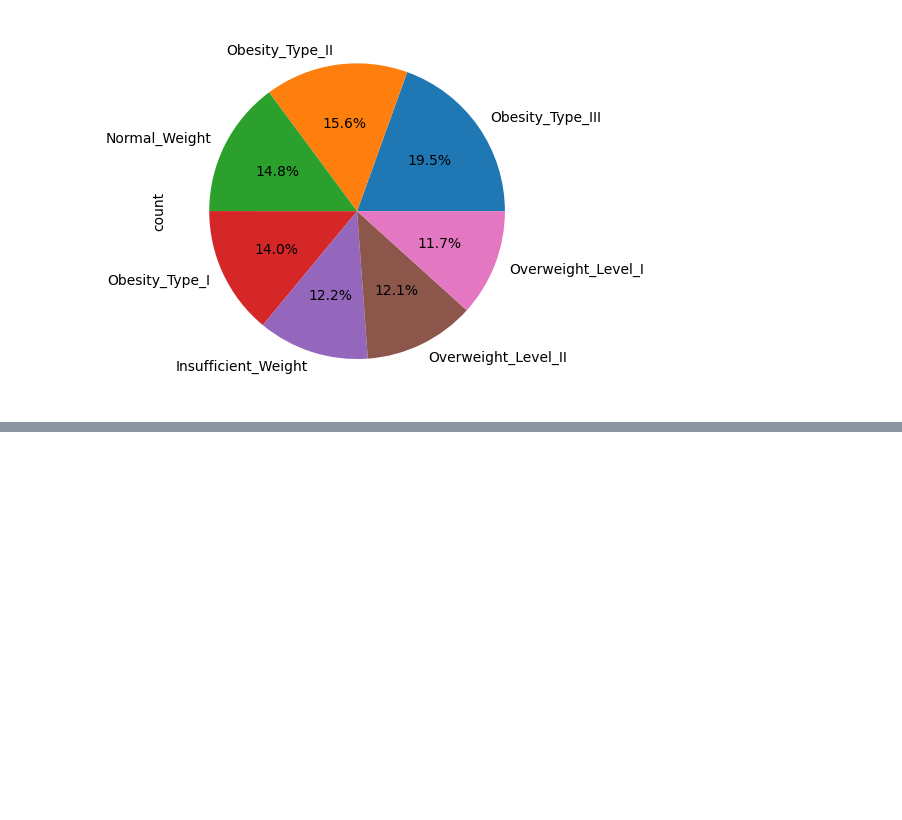
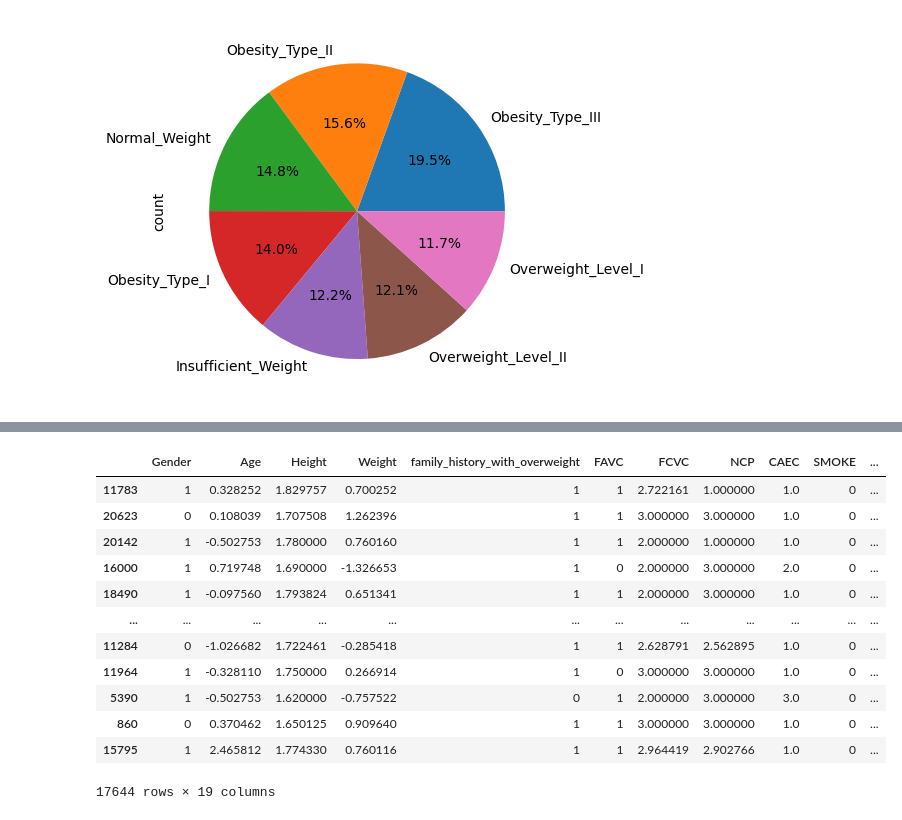
Before and after one commit to ali2yman/ML-Project-Obesity-Risk, a Jupyter notebook: notebooks/code.ipynb, the cells around one changed output, grey strips where cells are left out. Drawn from its saved outputs; the diff is of its cells as text; code cells hidden in the pictures; blank space fills up the shorter version.

```diff
--- a/notebooks/code.ipynb
+++ b/notebooks/code.ipynb
@@ -158,0 +211,9 @@ px.histogram(df, x="NObeyesdad",color="Gender",barmode="group", height=500, widt
+# %%
+df.drop('id', axis=1, inplace=True)
+# %%
+x = df.drop('NObeyesdad', axis=1)
+y = df['NObeyesdad']
+# %%
+# train test split
+from sklearn.model_selection import train_test_split
+x_train, x_valid, y_train, y_valid = train_test_split(x, y, test_size=.15, random_state=42)
@@ -158,0 +271,23 @@ px.histogram(df, x="NObeyesdad",color="Gender",barmode="group", height=500, widt
+# %%
+# i will apply StandardScaler to normalize the data on Age ,weight >> because it is Almost normally distributed
+from sklearn.preprocessing import StandardScaler
+
+scaler = StandardScaler()
+x_train[['Age', 'Weight']] = scaler.fit_transform(x_train[['Age', 'Weight']])
+x_valid[['Age', 'Weight']] = scaler.transform(x_valid[['Age', 'Weight']])
+# %%
+x_train
+# %% [output]
+|  | Gender | Age | Height | Weight | family_history_with_overweight | FAVC | FCVC | NCP | CAEC | SMOKE | ... |
+| 11783 | 1 | 0.328252 | 1.829757 | 0.700252 | 1 | 1 | 2.722161 | 1.000000 | 1.0 | 0 | ... |
+| 20623 | 0 | 0.108039 | 1.707508 | 1.262396 | 1 | 1 | 3.000000 | 3.000000 | 1.0 | 0 | ... |
+| 20142 | 1 | -0.502753 | 1.780000 | 0.760160 | 1 | 1 | 2.000000 | 1.000000 | 1.0 | 0 | ... |
+| 16000 | 1 | 0.719748 | 1.690000 | -1.326653 | 1 | 0 | 2.000000 | 3.000000 | 2.0 | 0 | ... |
+| 18490 | 1 | -0.097560 | 1.793824 | 0.651341 | 1 | 1 | 2.000000 | 3.000000 | 1.0 | 0 | ... |
+| ... | ... | ... | ... | ... | ... | ... | ... | ... | ... | ... | ... |
+| 11284 | 0 | -1.026682 | 1.722461 | -0.285418 | 1 | 1 | 2.628791 | 2.562895 | 1.0 | 0 | ... |
+| 11964 | 1 | -0.328110 | 1.750000 | 0.266914 | 1 | 0 | 3.000000 | 3.000000 | 1.0 | 0 | ... |
+| 5390 | 1 | -0.502753 | 1.620000 | -0.757522 | 0 | 1 | 2.000000 | 3.000000 | 3.0 | 0 | ... |
+| 860 | 0 | 0.370462 | 1.650125 | 0.909640 | 1 | 1 | 3.000000 | 3.000000 | 1.0 | 0 | ... |
+| 15795 | 1 | 2.465812 | 1.774330 | 0.760116 | 1 | 1 | 2.964419 | 2.902766 | 1.0 | 0 | ... |
+17644 rows × 19 columns
```
Also changed, not shown: parts of 9 cells of this notebook.
